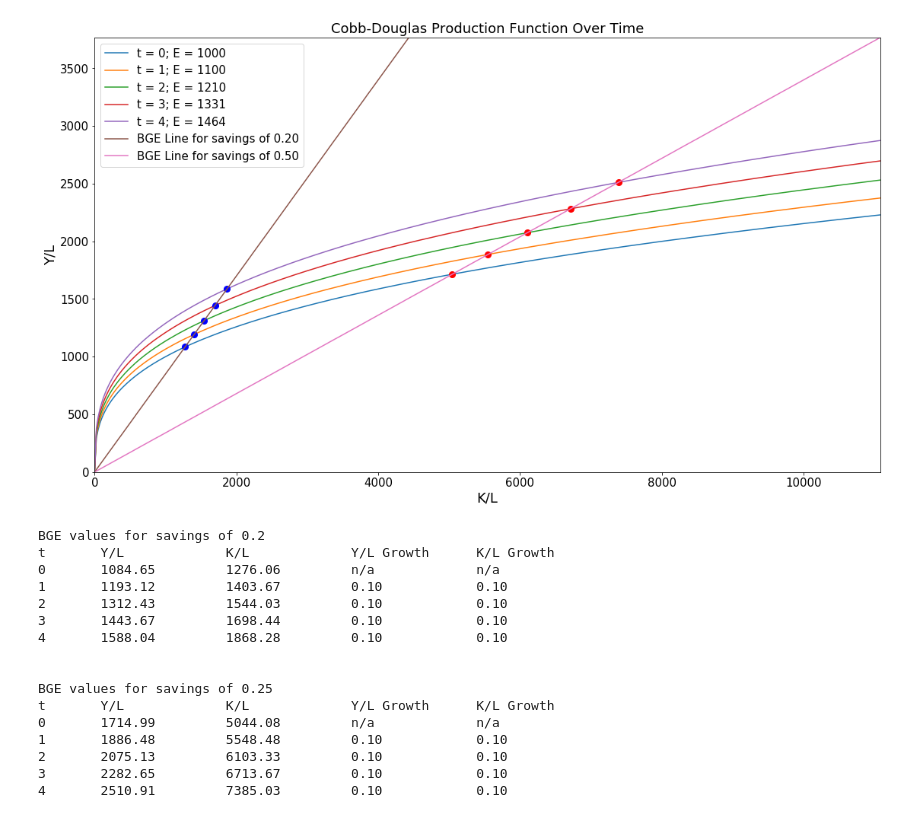
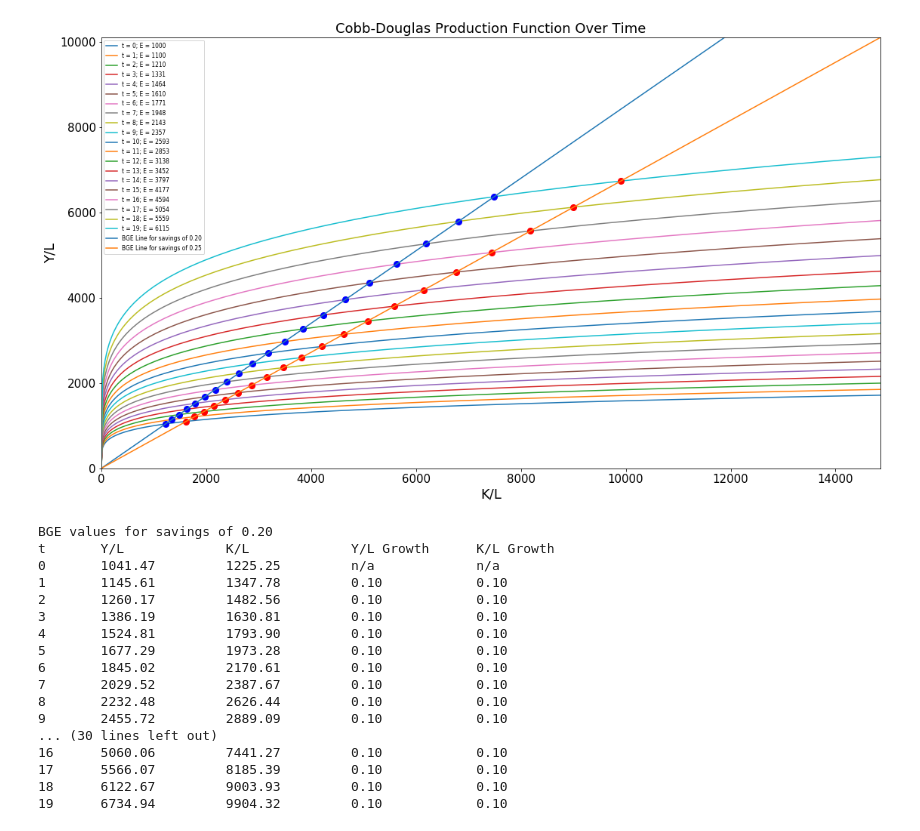
Before and after one commit to henryzxu/econ-100b, a Jupyter notebook: piazza/@81.ipynb, the cells around one changed output. Cells and saved outputs as stored; diff of their text form; code cells hidden in the pictures.

Commit message:
dynamic time period and legend scaling

```diff
--- a/piazza/@81.ipynb
+++ b/piazza/@81.ipynb
@@ -10,16 +10,19 @@ k_over_l_values = np.arange(0, 20000, 25)
 e = 1000
 g = .10 # exaggerated for visual effect (according to a 2015 BLS report, growth is at around 0.011)
 savings = 0.2
-savings_2 = 0.50
+savings_2 = 0.25
 depreciation = 0.05
-alpha = 1/3
+alpha = .2 # please keep alpha at most .9, graph breaks down at values above
 y_over_k = (depreciation + g + n) / savings
 y_over_k_2 = (depreciation + g + n) / savings_2
+time_periods = 20
 
 bge_vals = []
 bge_vals_2 = []
 
-for i in range(5):
+if alpha > .6:
+    k_over_l_values = np.arange(0, 500000, 1000)
+for i in range(time_periods):
     # graph the production function
     y_over_l_values = k_over_l_values ** alpha * e ** (1-alpha)
     plt.plot(k_over_l_values, y_over_l_values, label = "t = %d; E = %d" % (i,e))
@@ -35,50 +38,51 @@ for i in range(5):
     plt.plot([BGE_y_over_l_2 * (1/y_over_k_2)], [BGE_y_over_l_2], marker='o', markersize=8, color="red")
     e = e * (1 + g)
 plt.plot(k_over_l_values, k_over_l_values * y_over_k, label = "BGE Line for savings of %.2f" % savings)
 plt.plot(k_over_l_values, k_over_l_values * y_over_k_2, label = "BGE Line for savings of %.2f" % savings_2)
-plt.legend(prop={'size': 15})
+plt.legend(prop={'size': 15/(time_periods//8)})
 plt.xlabel('K/L', fontsize=18)
 plt.ylabel('Y/L', fontsize=18)
 plt.title('Cobb-Douglas Production Function Over Time', fontsize=18)
 plt.tick_params(axis='both', which='major', labelsize=15)
 plt.tick_params(axis='both', which='minor', labelsize=15)
 plt.axis([0, max(bge_vals + bge_vals_2, key=lambda x: x[1])[1] * 1.5,
           0, max(bge_vals + bge_vals_2, key=lambda x: x[0])[0] * 1.5])
 fig = plt.gcf()
 fig.set_size_inches(18.5, 10.5)
 plt.show(fig)
 fig.savefig('prod_func.png', dpi=100)
 
 
 def print_growth_rates(title, data):
     print(title)
     print("{}\t{}\t\t{}\t\t{}\t{}".format("t", "Y/L", "K/L", "Y/L Growth",
                                       "K/L Growth"))
     for i in range(len(data)):
         if i > 0:
             print("{}\t{:.2f}\t\t{:.2f}\t\t{:.2f}\t\t{:.2f}".format(i, data[i][0], data[i][1], (data[i][0] - data[i-1][0]) / data[i-1][0],
                                          (data[i][1] - data[i-1][1]) / data[i-1][1]))
         else:
             print("{}\t{:.2f}\t\t{:.2f}\t\t{}\t\t{}".format(i, data[i][0], data[i][1], "n/a", "n/a"))
 
-print_growth_rates("BGE values for savings of 0.2", bge_vals)
+print_growth_rates("BGE values for savings of %.2f" % savings, bge_vals)
 print("\n")
-print_growth_rates("BGE values for savings of 0.25", bge_vals_2)
+print_growth_rates("BGE values for savings of %.2f" % savings_2, bge_vals_2)
 # %% [output]
-[figure, old version]
+[figure, new version]
-BGE values for savings of 0.2
+BGE values for savings of 0.20
 t       Y/L             K/L             Y/L Growth      K/L Growth
-0       1084.65         1276.06         n/a             n/a
-1       1193.12         1403.67         0.10            0.10
-2       1312.43         1544.03         0.10            0.10
-3       1443.67         1698.44         0.10            0.10
-4       1588.04         1868.28         0.10            0.10
-
-
-BGE values for savings of 0.25
-t       Y/L             K/L             Y/L Growth      K/L Growth
-0       1714.99         5044.08         n/a             n/a
-1       1886.48         5548.48         0.10            0.10
-2       2075.13         6103.33         0.10            0.10
-3       2282.65         6713.67         0.10            0.10
-4       2510.91         7385.03         0.10            0.10
+0       1041.47         1225.25         n/a             n/a
+1       1145.61         1347.78         0.10            0.10
+2       1260.17         1482.56         0.10            0.10
+3       1386.19         1630.81         0.10            0.10
+4       1524.81         1793.90         0.10            0.10
+5       1677.29         1973.28         0.10            0.10
+6       1845.02         2170.61         0.10            0.10
+7       2029.52         2387.67         0.10            0.10
+8       2232.48         2626.44         0.10            0.10
+9       2455.72         2889.09         0.10            0.10
+... (30 lines left out)
+16      5060.06         7441.27         0.10            0.10
+17      5566.07         8185.39         0.10            0.10
+18      6122.67         9003.93         0.10            0.10
+19      6734.94         9904.32         0.10            0.10
```
